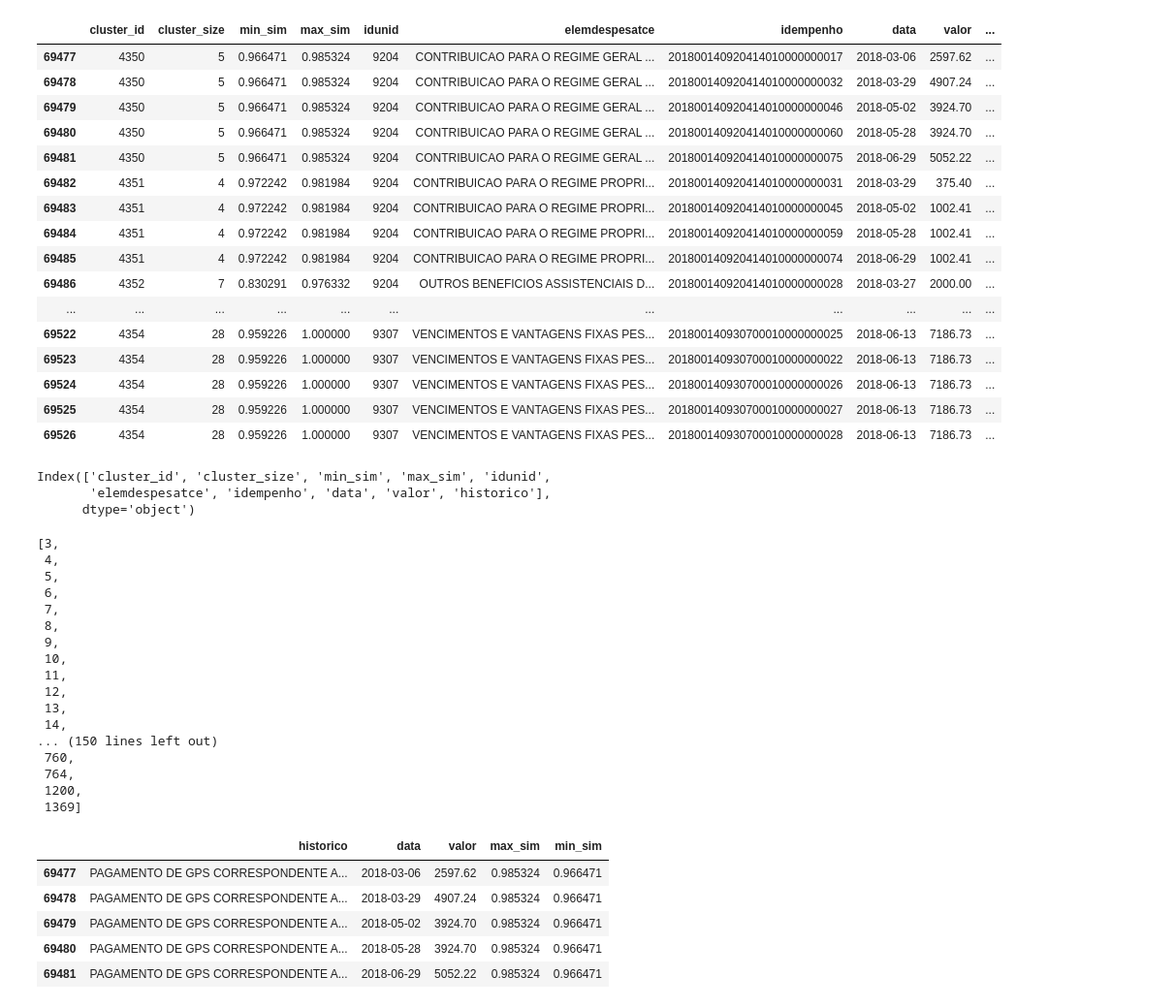
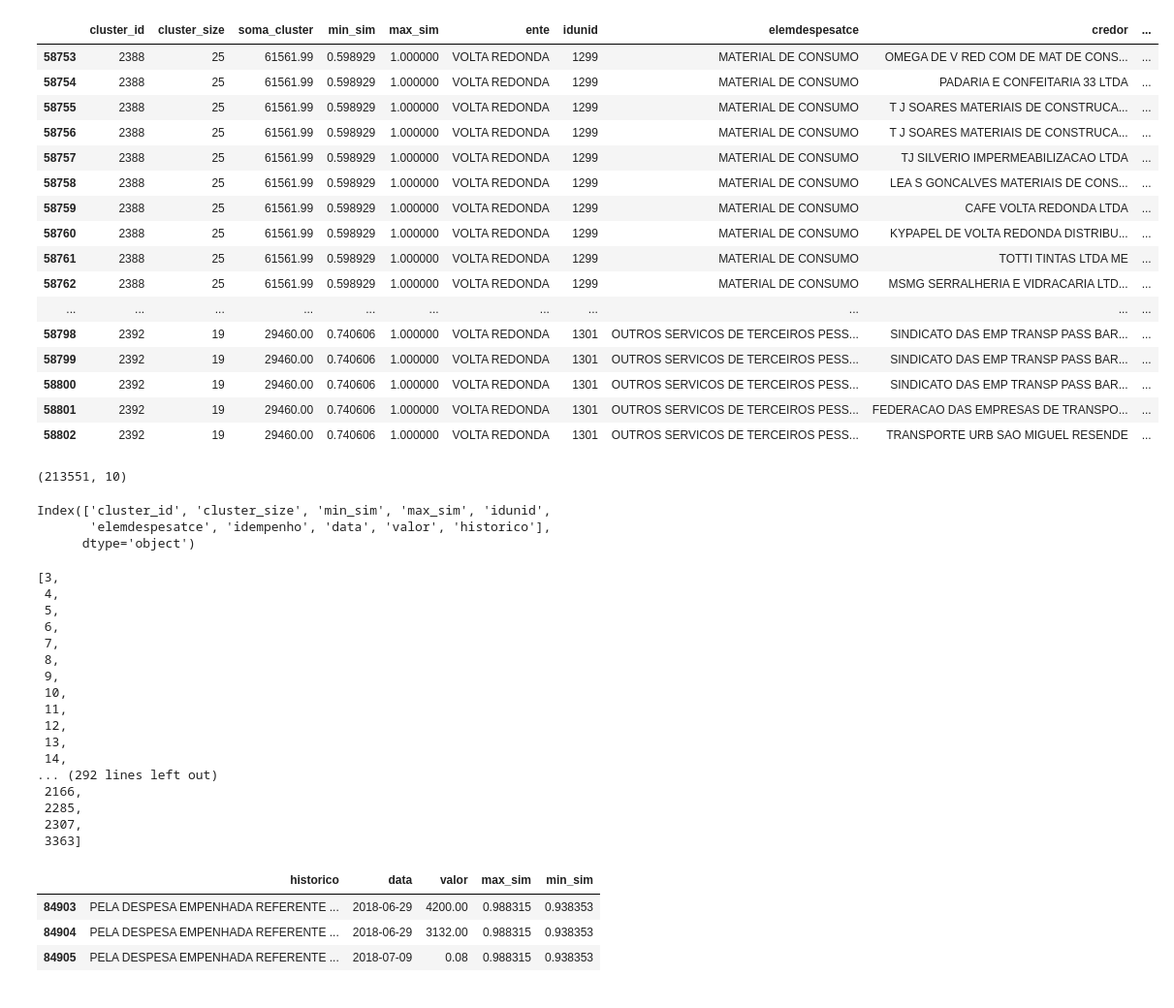
Before and after one commit to AILAB-CEFET-RJ/nemesis, a Jupyter notebook: notebooks/eda_suspeitas_fracionamento.ipynb, the cells around one changed output. Shown: that part at 97% size. Cells and saved outputs as stored; diff of their text form; code cells hidden in the pictures.

```diff
--- a/notebooks/eda_suspeitas_fracionamento.ipynb
+++ b/notebooks/eda_suspeitas_fracionamento.ipynb
@@ -1,26 +1,30 @@
 # %%
 import pandas as pd
 
-df_suspeitas = pd.read_csv("../backend/data/suspeitas_fracionamento.csv")
+df_suspeitas = pd.read_parquet("../backend/data/resultados_2018_mar_jun.parquet")
 df_suspeitas.tail(50)
 # %% [output]
-|  | cluster_id | cluster_size | min_sim | max_sim | idunid | elemdespesatce | idempenho | data | valor | ... |
-| 69477 | 4350 | 5 | 0.966471 | 0.985324 | 9204 | CONTRIBUICAO PARA O REGIME GERAL ... | 201800140920414010000000017 | 2018-03-06 | 2597.62 | ... |
-| 69478 | 4350 | 5 | 0.966471 | 0.985324 | 9204 | CONTRIBUICAO PARA O REGIME GERAL ... | 201800140920414010000000032 | 2018-03-29 | 4907.24 | ... |
-| 69479 | 4350 | 5 | 0.966471 | 0.985324 | 9204 | CONTRIBUICAO PARA O REGIME GERAL ... | 201800140920414010000000046 | 2018-05-02 | 3924.70 | ... |
-| 69480 | 4350 | 5 | 0.966471 | 0.985324 | 9204 | CONTRIBUICAO PARA O REGIME GERAL ... | 201800140920414010000000060 | 2018-05-28 | 3924.70 | ... |
-| 69481 | 4350 | 5 | 0.966471 | 0.985324 | 9204 | CONTRIBUICAO PARA O REGIME GERAL ... | 201800140920414010000000075 | 2018-06-29 | 5052.22 | ... |
-| 69482 | 4351 | 4 | 0.972242 | 0.981984 | 9204 | CONTRIBUICAO PARA O REGIME PROPRI... | 201800140920414010000000031 | 2018-03-29 | 375.40 | ... |
-| 69483 | 4351 | 4 | 0.972242 | 0.981984 | 9204 | CONTRIBUICAO PARA O REGIME PROPRI... | 201800140920414010000000045 | 2018-05-02 | 1002.41 | ... |
-| 69484 | 4351 | 4 | 0.972242 | 0.981984 | 9204 | CONTRIBUICAO PARA O REGIME PROPRI... | 201800140920414010000000059 | 2018-05-28 | 1002.41 | ... |
-| 69485 | 4351 | 4 | 0.972242 | 0.981984 | 9204 | CONTRIBUICAO PARA O REGIME PROPRI... | 201800140920414010000000074 | 2018-06-29 | 1002.41 | ... |
-| 69486 | 4352 | 7 | 0.830291 | 0.976332 | 9204 | OUTROS BENEFICIOS ASSISTENCIAIS D... | 201800140920414010000000028 | 2018-03-27 | 2000.00 | ... |
+|  | cluster_id | cluster_size | soma_cluster | min_sim | max_sim | ente | idunid | elemdespesatce | credor | ... |
+| 58753 | 2388 | 25 | 61561.99 | 0.598929 | 1.000000 | VOLTA REDONDA | 1299 | MATERIAL DE CONSUMO | OMEGA DE V RED COM DE MAT DE CONS... | ... |
+| 58754 | 2388 | 25 | 61561.99 | 0.598929 | 1.000000 | VOLTA REDONDA | 1299 | MATERIAL DE CONSUMO | PADARIA E CONFEITARIA 33 LTDA | ... |
+| 58755 | 2388 | 25 | 61561.99 | 0.598929 | 1.000000 | VOLTA REDONDA | 1299 | MATERIAL DE CONSUMO | T J SOARES MATERIAIS DE CONSTRUCA... | ... |
+| 58756 | 2388 | 25 | 61561.99 | 0.598929 | 1.000000 | VOLTA REDONDA | 1299 | MATERIAL DE CONSUMO | T J SOARES MATERIAIS DE CONSTRUCA... | ... |
+| 58757 | 2388 | 25 | 61561.99 | 0.598929 | 1.000000 | VOLTA REDONDA | 1299 | MATERIAL DE CONSUMO | TJ SILVERIO IMPERMEABILIZACAO LTDA | ... |
+| 58758 | 2388 | 25 | 61561.99 | 0.598929 | 1.000000 | VOLTA REDONDA | 1299 | MATERIAL DE CONSUMO | LEA S GONCALVES MATERIAIS DE CONS... | ... |
+| 58759 | 2388 | 25 | 61561.99 | 0.598929 | 1.000000 | VOLTA REDONDA | 1299 | MATERIAL DE CONSUMO | CAFE VOLTA REDONDA LTDA | ... |
+| 58760 | 2388 | 25 | 61561.99 | 0.598929 | 1.000000 | VOLTA REDONDA | 1299 | MATERIAL DE CONSUMO | KYPAPEL DE VOLTA REDONDA DISTRIBU... | ... |
+| 58761 | 2388 | 25 | 61561.99 | 0.598929 | 1.000000 | VOLTA REDONDA | 1299 | MATERIAL DE CONSUMO | TOTTI TINTAS LTDA ME | ... |
+| 58762 | 2388 | 25 | 61561.99 | 0.598929 | 1.000000 | VOLTA REDONDA | 1299 | MATERIAL DE CONSUMO | MSMG SERRALHERIA E VIDRACARIA LTD... | ... |
 | ... | ... | ... | ... | ... | ... | ... | ... | ... | ... | ... |
-| 69522 | 4354 | 28 | 0.959226 | 1.000000 | 9307 | VENCIMENTOS E VANTAGENS FIXAS PES... | 201800140930700010000000025 | 2018-06-13 | 7186.73 | ... |
-| 69523 | 4354 | 28 | 0.959226 | 1.000000 | 9307 | VENCIMENTOS E VANTAGENS FIXAS PES... | 201800140930700010000000022 | 2018-06-13 | 7186.73 | ... |
-| 69524 | 4354 | 28 | 0.959226 | 1.000000 | 9307 | VENCIMENTOS E VANTAGENS FIXAS PES... | 201800140930700010000000026 | 2018-06-13 | 7186.73 | ... |
-| 69525 | 4354 | 28 | 0.959226 | 1.000000 | 9307 | VENCIMENTOS E VANTAGENS FIXAS PES... | 201800140930700010000000027 | 2018-06-13 | 7186.73 | ... |
-| 69526 | 4354 | 28 | 0.959226 | 1.000000 | 9307 | VENCIMENTOS E VANTAGENS FIXAS PES... | 201800140930700010000000028 | 2018-06-13 | 7186.73 | ... |
+| 58798 | 2392 | 19 | 29460.00 | 0.740606 | 1.000000 | VOLTA REDONDA | 1301 | OUTROS SERVICOS DE TERCEIROS PESS... | SINDICATO DAS EMP TRANSP PASS BAR... | ... |
+| 58799 | 2392 | 19 | 29460.00 | 0.740606 | 1.000000 | VOLTA REDONDA | 1301 | OUTROS SERVICOS DE TERCEIROS PESS... | SINDICATO DAS EMP TRANSP PASS BAR... | ... |
+| 58800 | 2392 | 19 | 29460.00 | 0.740606 | 1.000000 | VOLTA REDONDA | 1301 | OUTROS SERVICOS DE TERCEIROS PESS... | SINDICATO DAS EMP TRANSP PASS BAR... | ... |
+| 58801 | 2392 | 19 | 29460.00 | 0.740606 | 1.000000 | VOLTA REDONDA | 1301 | OUTROS SERVICOS DE TERCEIROS PESS... | FEDERACAO DAS EMPRESAS DE TRANSPO... | ... |
+| 58802 | 2392 | 19 | 29460.00 | 0.740606 | 1.000000 | VOLTA REDONDA | 1301 | OUTROS SERVICOS DE TERCEIROS PESS... | TRANSPORTE URB SAO MIGUEL RESENDE | ... |
+# %%
+df_suspeitas.shape
+# %% [output]
+(213551, 10)
 # %%
 df_suspeitas.columns
 # %% [output]
@@ -45,11 +49,11 @@ cluster_sizes
  12,
  13,
  14,
-... (150 lines left out)
- 760,
- 764,
- 1200,
- 1369]
+... (292 lines left out)
+ 2166,
+ 2285,
+ 2307,
+ 3363]
 # %%
 import pandas as pd
 
@@ -62,8 +66,6 @@ pd.set_option("display.max_colwidth", 500)
 df_suspeitas.loc[df_suspeitas["cluster_id"] == 4350, ["historico", "data", "valor", "max_sim", "min_sim"]].sort_values("data")
 # %% [output]
 |  | historico | data | valor | max_sim | min_sim |
-| 69477 | PAGAMENTO DE GPS CORRESPONDENTE A... | 2018-03-06 | 2597.62 | 0.985324 | 0.966471 |
-| 69478 | PAGAMENTO DE GPS CORRESPONDENTE A... | 2018-03-29 | 4907.24 | 0.985324 | 0.966471 |
-| 69479 | PAGAMENTO DE GPS CORRESPONDENTE A... | 2018-05-02 | 3924.70 | 0.985324 | 0.966471 |
-| 69480 | PAGAMENTO DE GPS CORRESPONDENTE A... | 2018-05-28 | 3924.70 | 0.985324 | 0.966471 |
-| 69481 | PAGAMENTO DE GPS CORRESPONDENTE A... | 2018-06-29 | 5052.22 | 0.985324 | 0.966471 |
+| 84903 | PELA DESPESA EMPENHADA REFERENTE ... | 2018-06-29 | 4200.00 | 0.988315 | 0.938353 |
+| 84904 | PELA DESPESA EMPENHADA REFERENTE ... | 2018-06-29 | 3132.00 | 0.988315 | 0.938353 |
+| 84905 | PELA DESPESA EMPENHADA REFERENTE ... | 2018-07-09 | 0.08 | 0.988315 | 0.938353 |
```
Also changed, not shown: 12 other files.
